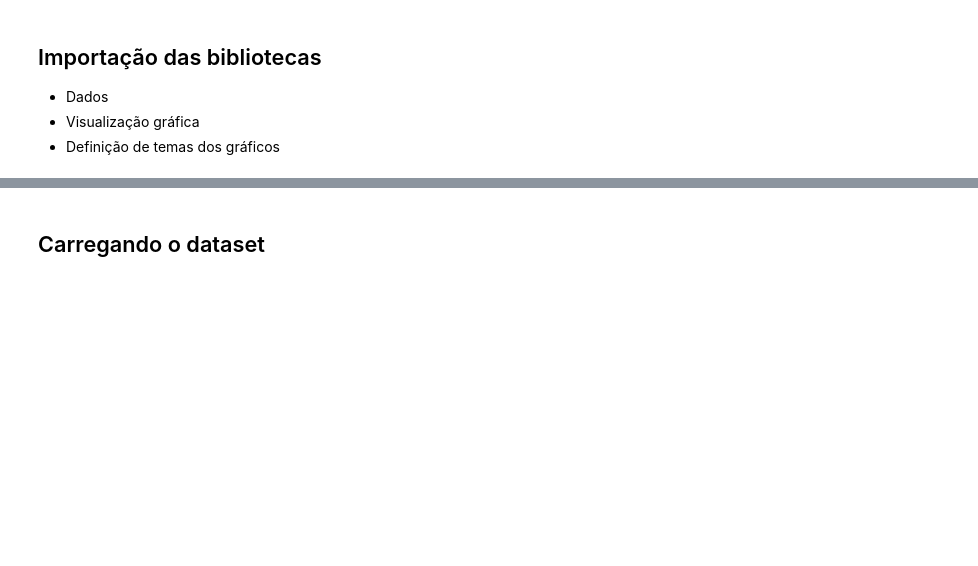
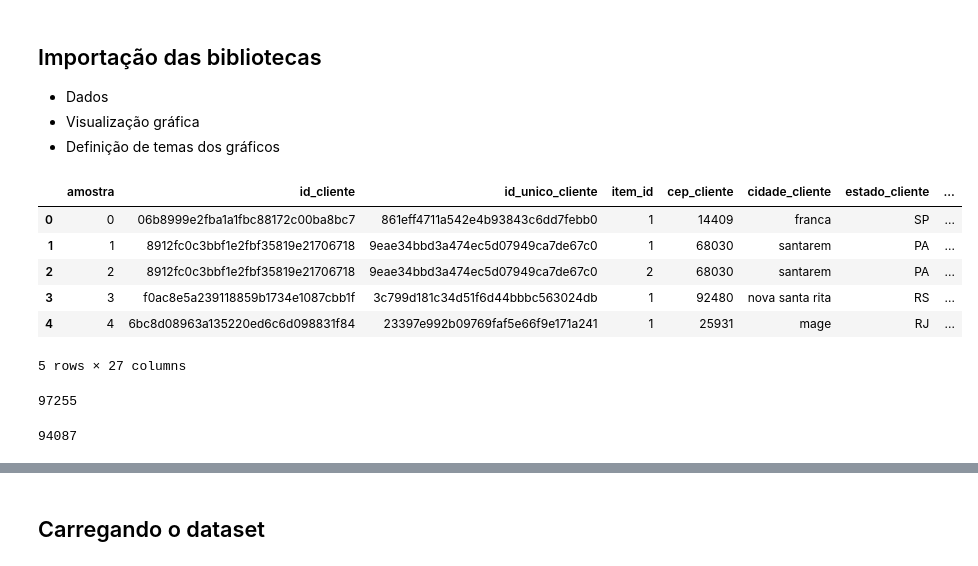
Before and after one commit to walisson-silva-ada/827-data-toolbox, a Jupyter notebook: Cases/Vendas em E-commerce.ipynb, the cells around one changed output, grey strips where cells are left out. Cells and saved outputs as stored; diff of their text form; code cells hidden in the pictures; blank space fills up the shorter version.

```diff
--- a/Cases/Vendas em E-commerce.ipynb
+++ b/Cases/Vendas em E-commerce.ipynb
@@ -11,0 +17,18 @@
+# %%
+df.head()
+# %% [output]
+|  | amostra | id_cliente | id_unico_cliente | item_id | cep_cliente | cidade_cliente | estado_cliente | ... |
+| 0 | 0 | 06b8999e2fba1a1fbc88172c00ba8bc7 | 861eff4711a542e4b93843c6dd7febb0 | 1 | 14409 | franca | SP | ... |
+| 1 | 1 | 8912fc0c3bbf1e2fbf35819e21706718 | 9eae34bbd3a474ec5d07949ca7de67c0 | 1 | 68030 | santarem | PA | ... |
+| 2 | 2 | 8912fc0c3bbf1e2fbf35819e21706718 | 9eae34bbd3a474ec5d07949ca7de67c0 | 2 | 68030 | santarem | PA | ... |
+| 3 | 3 | f0ac8e5a239118859b1734e1087cbb1f | 3c799d181c34d51f6d44bbbc563024db | 1 | 92480 | nova santa rita | RS | ... |
+| 4 | 4 | 6bc8d08963a135220ed6c6d098831f84 | 23397e992b09769faf5e66f9e171a241 | 1 | 25931 | mage | RJ | ... |
+5 rows × 27 columns
+# %%
+df.id_cliente.nunique()
+# %% [output]
+97255
+# %%
+df.id_unico_cliente.nunique()
+# %% [output]
+94087
```
Also changed, not shown: parts of 12 cells of this notebook, 2 other files.
